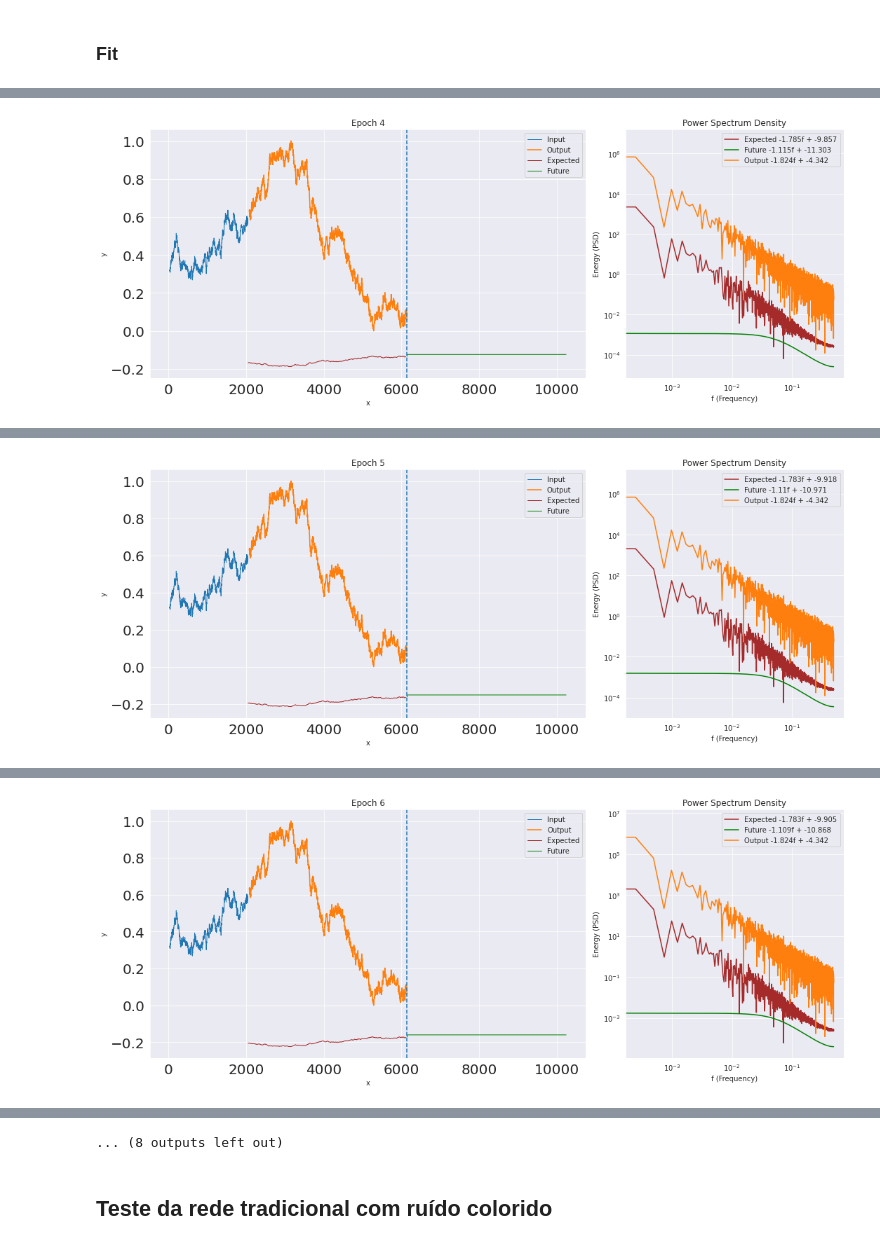
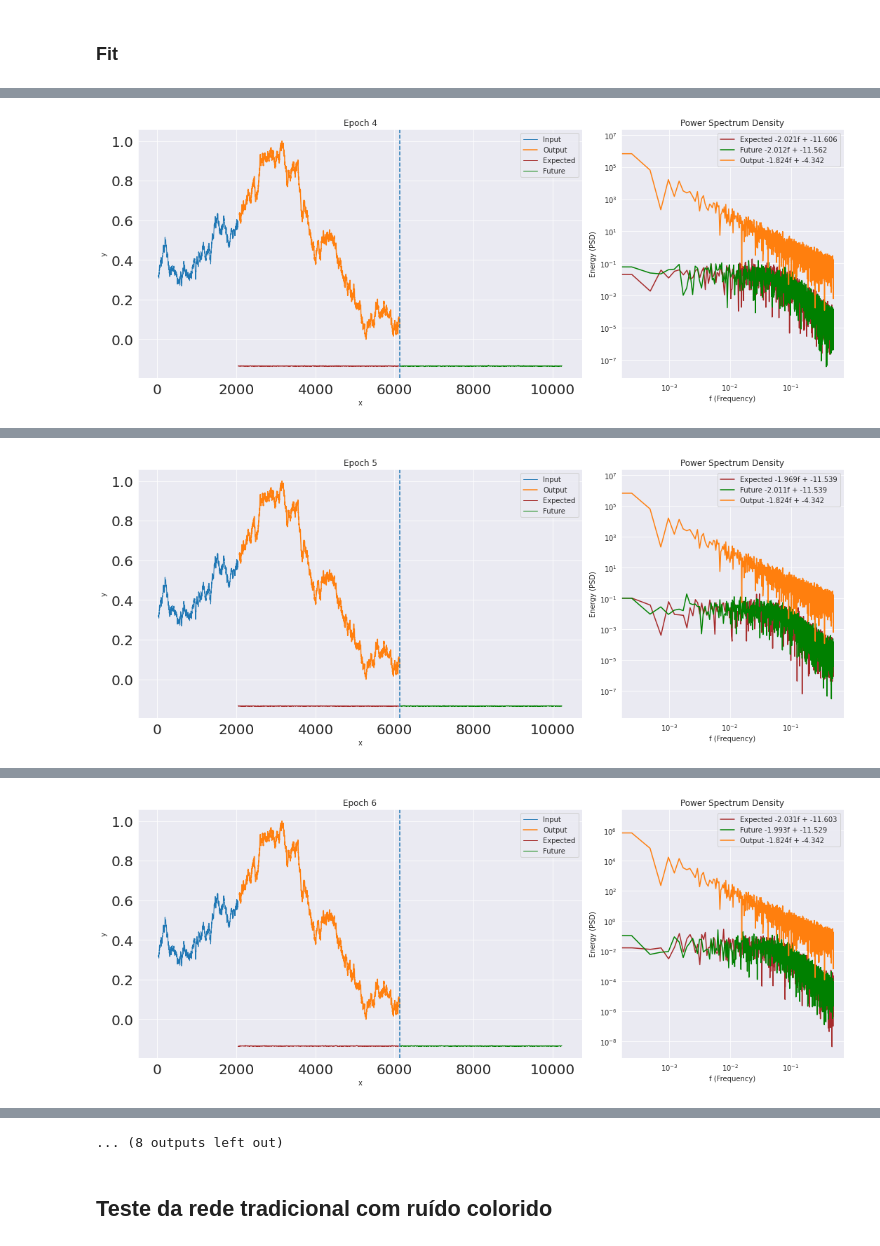
Before and after one commit to barauna-lo/Colored_Noise, a Jupyter notebook: CervejaGratis.ipynb, the cells around one changed output, grey strips where cells are left out. Cells and saved outputs as stored; diff of their text form; code cells hidden in the pictures.

```diff
--- a/CervejaGratis.ipynb
+++ b/CervejaGratis.ipynb
@@ -425,0 +441,38 @@ len(trainX)
+# %%
+def dataset_test(dataset, window_in=10,window_ou=10,strid=1,isTensor=True):
+  data_train_X, data_train_Y = [], []
+  for i in range(0,len(dataset)-window_in-window_ou+1,strid):
+    data_train_X.append(norm4(dataset[i:(i+window_in)]))
+    data_train_Y.append(norm4(dataset[i + window_in:i + window_in + window_ou]))
+  # data_train_X = norm3(data_trainX)
+  # data_train_Y = norm3(data_trainY)
+  if isTensor:
+    return torch.tensor(np.array(data_train_X)).float(), torch.tensor(np.array(data_train_Y)).float()
+  else:
+    return np.array(data_train_X), np.array(data_train_Y),np.array(data_test_X), np.array(data_test_Y)
+# %%
+win_in = 1024
+win_ou = 1024
+jump   = 512
+
+#Data Set 01 - Recorted dataset
+
+trainX_wn_01, trainY_wn_01 = dataset_test(wn,win_in,win_ou,jump,isTensor=True)
+trainX_pn_01, trainY_pn_01 = dataset_test(pn,win_in,win_ou,jump,isTensor=True)
+trainX_rn_01, trainY_rn_01 = dataset_test(rn,win_in,win_ou,jump,isTensor=True)
+# %%
+#Data Set 02 - Generated All Single Series
+
+trainX_wn_02,trainX_pn_02,trainX_rn_02 = [],[],[]
+trainY_wn_02,trainY_pn_02,trainY_rn_02 = [],[],[]
+for i in range(len(trainX_wn_01)):
+  trainX_wn_02.append(norm4(cn.powerlaw_psd_gaussian(0, win_in)))
+  trainY_wn_02.append(norm4(cn.powerlaw_psd_gaussian(0, win_ou)))
+  trainX_pn_02.append(norm4(cn.powerlaw_psd_gaussian(1, win_in)))
+  trainY_pn_02.append(norm4(cn.powerlaw_psd_gaussian(1, win_ou)))
+  trainX_rn_02.append(norm4(cn.powerlaw_psd_gaussian(2, win_in)))
+  trainY_rn_02.append(norm4(cn.powerlaw_psd_gaussian(2, win_ou)))
+
+trainX_wn_02, trainY_wn_02= torch.tensor(trainX_wn_02), torch.tensor(trainY_wn_02)
+trainX_pn_02, trainY_pn_02= torch.tensor(trainX_pn_02), torch.tensor(trainY_pn_02)
+trainX_rn_02, trainY_rn_02= torch.tensor(trainX_rn_02), torch.tensor(trainY_rn_02)
@@ -647,7 +748,7 @@ def training_loop2(n_epochs, model, optimiser, loss_fn,  train_input, train_targ
 #l = nn.MSELoss()
 l = DBeta()
 
-model = LSTM()
+model = LSTM_ARMA()
 optimiser = torch.optim.LBFGS(model.parameters(), lr=0.1)
 training_loop2(10, model, optimiser,l, trainX.float(), trainY.float(), trainX_test.float(), trainY_test.float(),future=len(trainY[0]))
 # %% [output]
@@ -660 +761 @@ Step: 2, Loss: 0.48698151111602783
-[figure, old version]
+[figure, new version]
@@ -662 +763 @@ Step: 3, Loss: 0.37329158186912537
-[figure, old version]
+[figure, new version]
@@ -664 +765 @@ Step: 4, Loss: 0.1495935320854187
-[figure, old version]
+[figure, new version]
```
Also changed, not shown: parts of 14 cells of this notebook.
